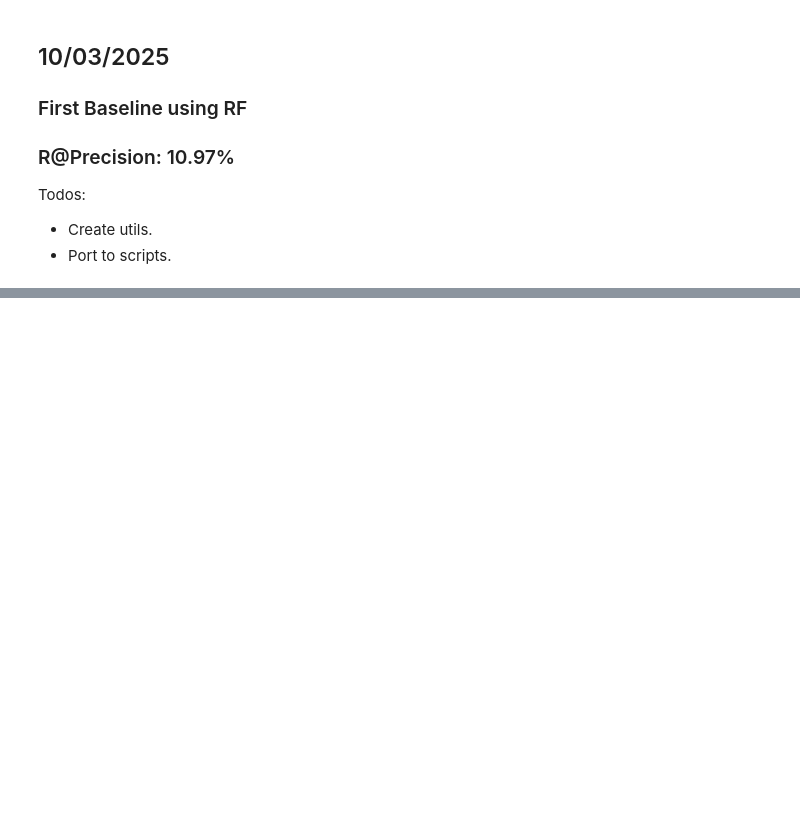
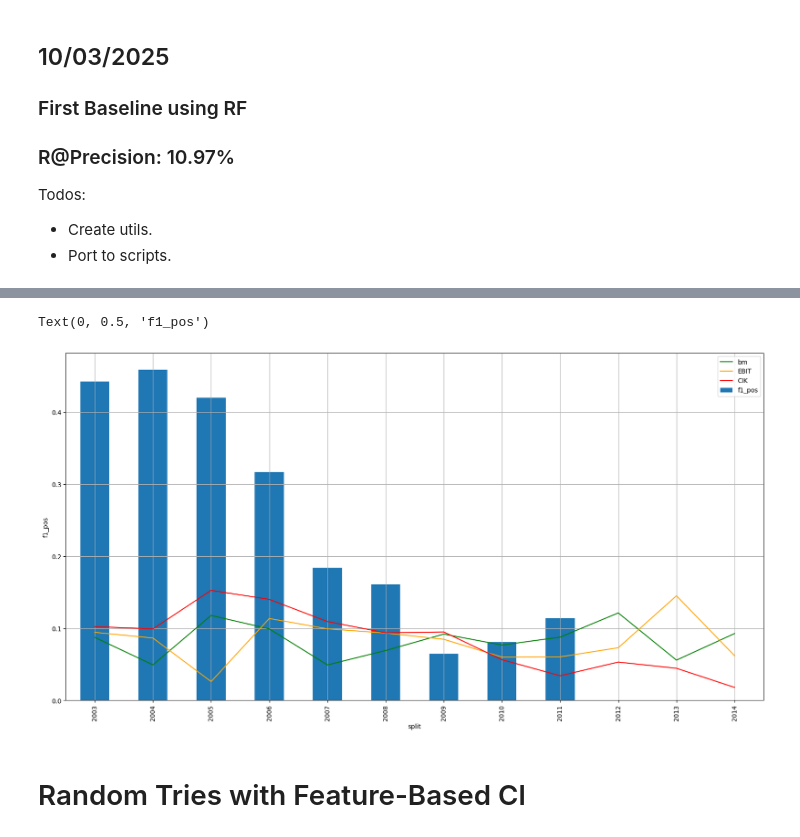
Before and after one commit to iit-Demokritos/pu_finance, a Jupyter notebook: notebooks/baseline.ipynb, the cells around one changed output, grey strips where cells are left out. Drawn from its saved outputs; the diff is of its cells as text; code cells hidden in the pictures; blank space fills up the shorter version.

```diff
--- a/notebooks/baseline.ipynb
+++ b/notebooks/baseline.ipynb
@@ -128,0 +268,4 @@ dtype: float64
+# %%
+feat_imps = np.vstack((importances))
+feat_imps = feat_imps[df_res.index.values]
+feat_imps[0]
@@ -128,0 +303,24 @@ dtype: float64
+# %%
+import matplotlib.pyplot as plt
+plt.figure(figsize=(20,10))
+metric = 'f1_pos'
+
+df_res.set_index('split')[f'{metric}'].plot(kind='bar', grid="on")
+
+feat_index = 40
+plt.plot(feat_imps[:,feat_index]/feat_imps[:,feat_index].sum(), color='g', label=to_keep[feat_index])
+
+feat_index = 43
+plt.plot(feat_imps[:,feat_index]/feat_imps[:,feat_index].sum(), color='orange', label=to_keep[feat_index])
+
+feat_index = 0
+plt.plot(feat_imps[:,feat_index]/feat_imps[:,feat_index].sum(), color='r', label=to_keep[feat_index])
+
+
+
+plt.legend()
+
+plt.ylabel(f'{metric}')
+# %% [output]
+Text(0, 0.5, 'f1_pos')
+[figure, added]
@@ -128,0 +353,2 @@ dtype: float64
+# %% [markdown]
+# Random Tries with Feature-Based Cl
```
Also changed, not shown: parts of 14 cells of this notebook, 1 other file.
